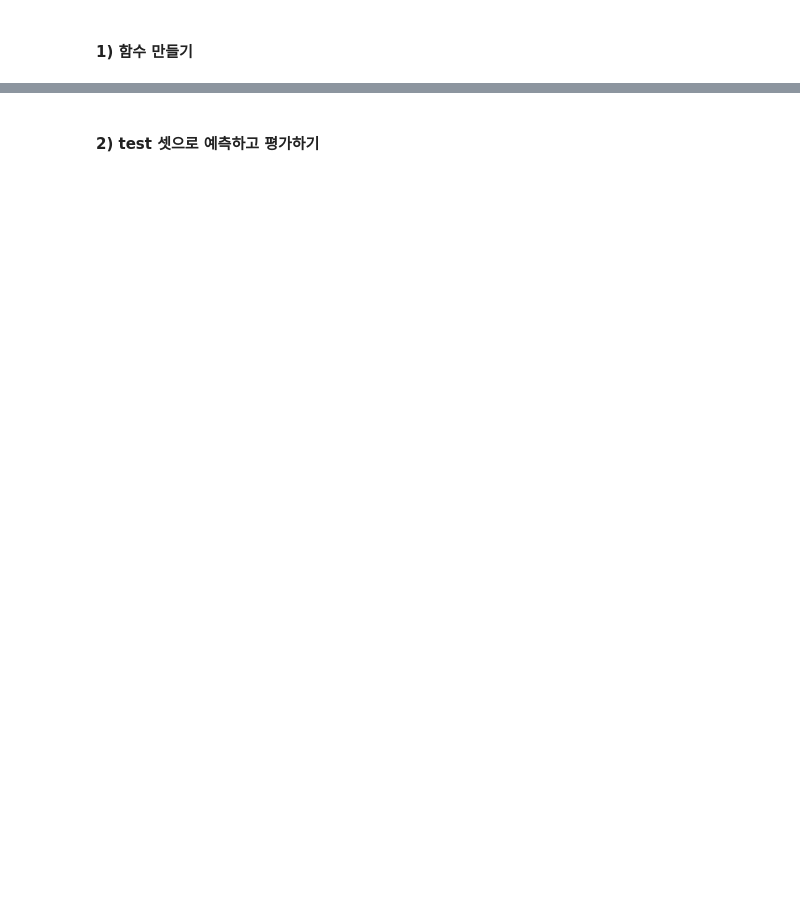
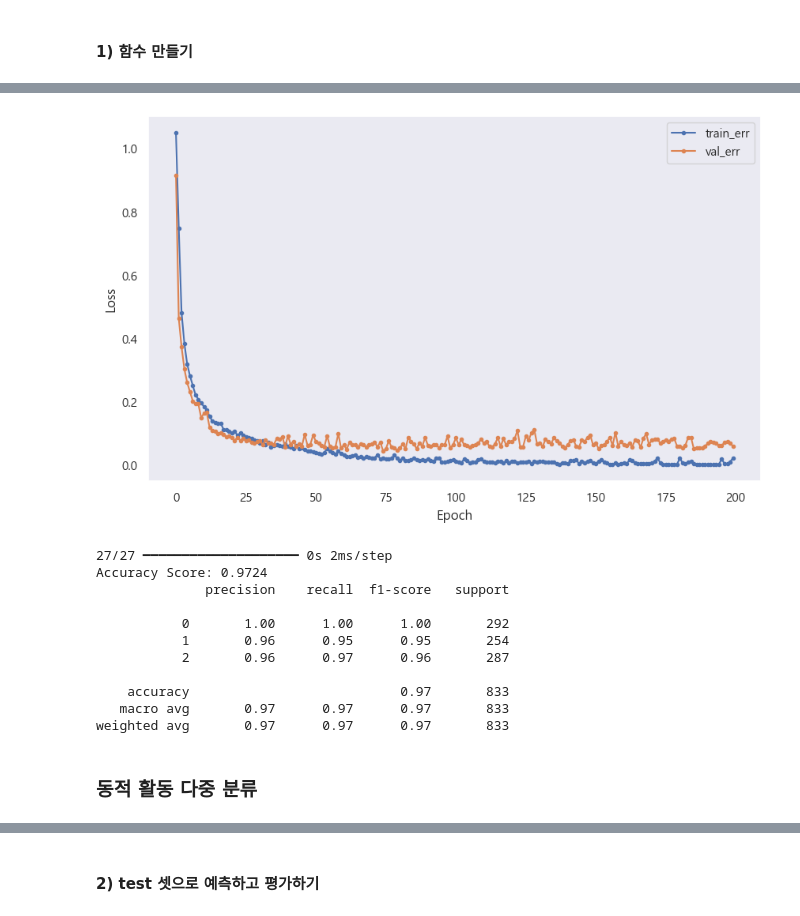
Before and after one commit to Sihyeon0123/AIVLE_School, a Jupyter notebook: 1차 미니프로젝트/스마트폰 센서 데이터 기반 모션 분류/3.단계별 모델링.ipynb, the cells around one changed output, grey strips where cells are left out. Drawn from its saved outputs; the diff is of its cells as text; code cells hidden in the pictures; blank space fills up the shorter version.

```diff
--- a/1차 미니프로젝트/스마트폰 센서 데이터 기반 모션 분류/3.단계별 모델링.ipynb
+++ b/1차 미니프로젝트/스마트폰 센서 데이터 기반 모션 분류/3.단계별 모델링.ipynb
@@ -684,6 +690,8 @@ static_map = {
 
 X_static_multi_train = train_static.drop(columns=['Activity'])
 y_static_multi_train = train_static['Activity'].map(static_map)
+X_test_static_multi = test_static.drop(columns=['Activity'])
+y_test_static_multi = test_static['Activity'].map(static_map)
 
 X_train_static_multi, X_val_static_multi, y_train_static_multi, y_val_static_multi = train_test_split(
     X_static_multi_train, y_static_multi_train,
@@ -695,4 +703,5 @@ X_train_static_multi, X_val_static_multi, y_train_static_multi, y_val_static_mul
 # 스케일링
 scaler = MinMaxScaler()
 X_train_static_multi = scaler.fit_transform(X_train_static_multi)
-X_val_static_multi   = scaler.transform(X_val_static_multi)
+X_val_static_multi = scaler.transform(X_val_static_multi)
+X_test_static_multi = scaler.transform(X_test_static_multi)
@@ -827,0 +842,27 @@ dynamic_model_multi.fit(
+# %%
+dl_history_plot(static_model_multi_hist.history)
+
+# 예측 및 평가
+static_model_multi_pred = static_model_multi.predict(X_test_static_multi)
+static_model_multi_pred_classes = static_model_multi_pred.argmax(axis=1)
+
+
+static_model_multi_acc = accuracy_score(y_test_static_multi, static_model_multi_pred_classes)
+print(f"Accuracy Score: {static_model_multi_acc:.4f}")
+
+print(classification_report(y_test_static_multi, static_model_multi_pred_classes))
+# %% [output]
+[figure, added]
+27/27 ━━━━━━━━━━━━━━━━━━━━ 0s 2ms/step
+Accuracy Score: 0.9724
+              precision    recall  f1-score   support
+
+           0       1.00      1.00      1.00       292
+           1       0.96      0.95      0.95       254
+           2       0.96      0.97      0.96       287
+
+    accuracy                           0.97       833
+   macro avg       0.97      0.97      0.97       833
+weighted avg       0.97      0.97      0.97       833
+# %% [markdown]
+### 동적 활동 다중 분류
```
Also changed, not shown: parts of 20 cells of this notebook.
